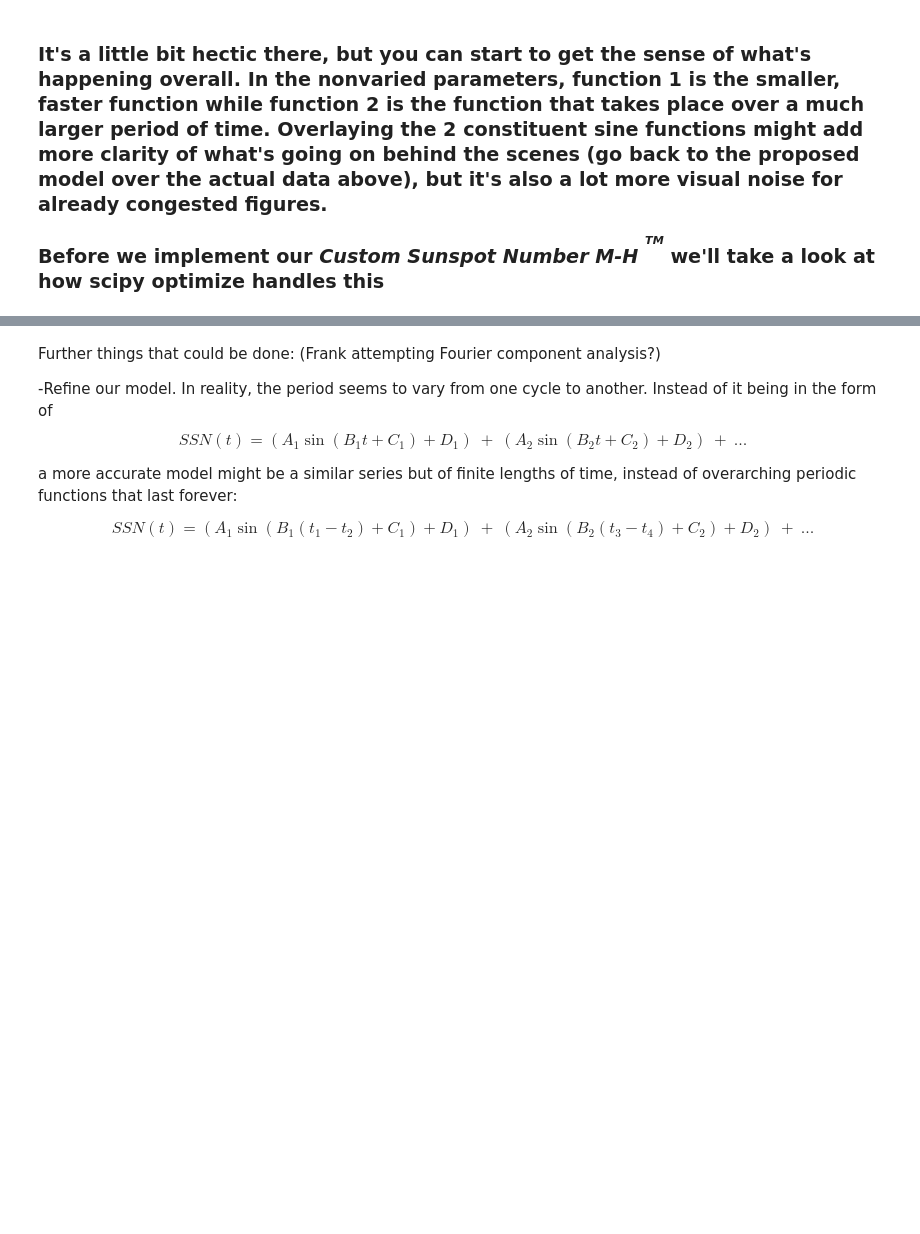
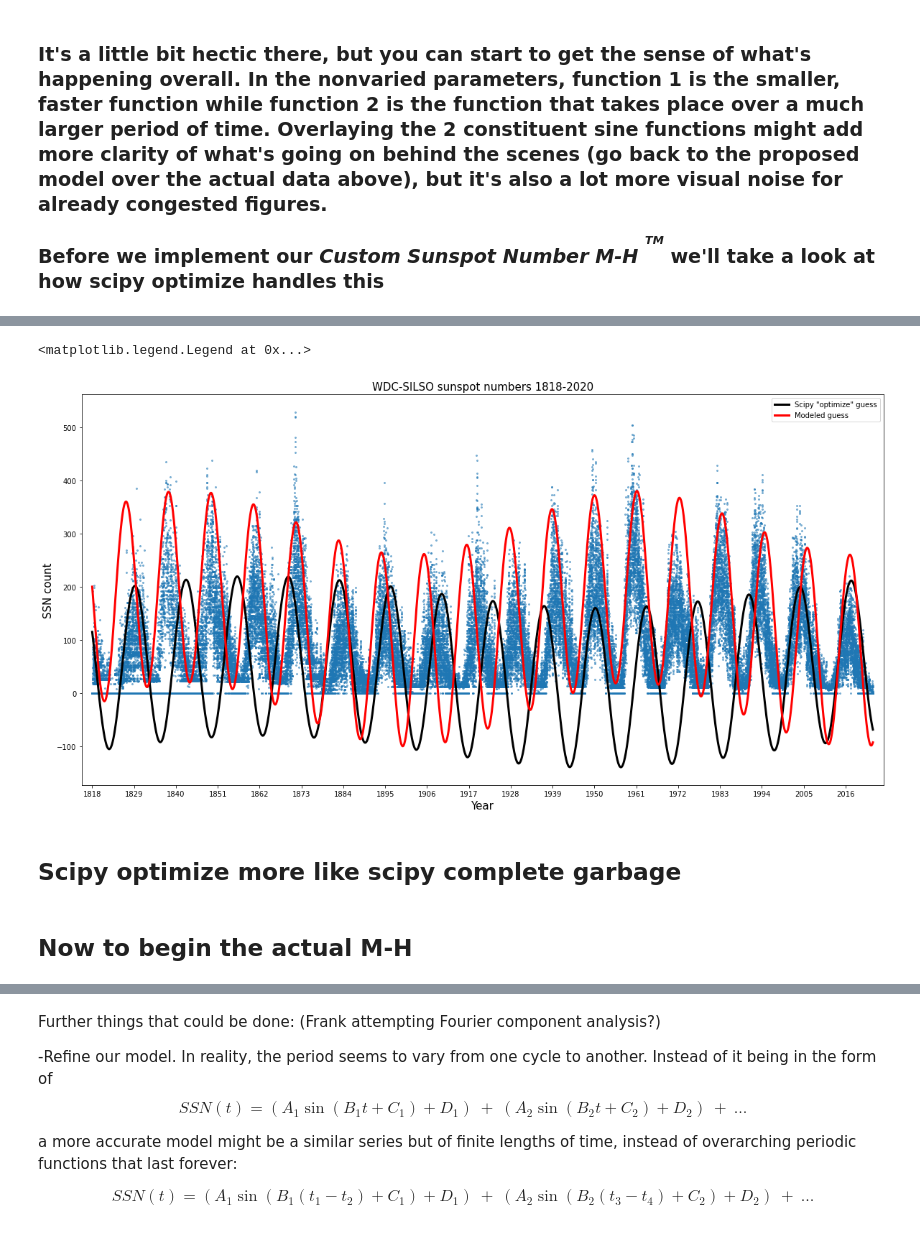
Before and after one commit to christandoi/ast596fds-final, a Jupyter notebook: chris_notebook.ipynb, the cells around one changed output, grey strips where cells are left out. Cells and saved outputs as stored; diff of their text form; code cells hidden in the pictures; blank space fills up the shorter version.

```diff
--- a/chris_notebook.ipynb
+++ b/chris_notebook.ipynb
@@ -103,14 +136,6 @@ A lot of these cycles look at radiocarbon dating, and geological observations. W
 
 <sub><sub>but first we'll look at how our data behaves</sub></sub>
 # %%
-#create our model
-def ssn_model(A1, B1, C1, D1, A2, B2, C2, D2, timeseries):
-    arg1 = [date/B1 + C1 for date in timeseries]
-    sine1 = A1 * np.sin(arg1) + D1
-    arg2 = [date/B2 + C2 for date in timeseries]
-    sine2 = A2 * np.sin(arg2) + D2
-    return sine1 + sine2
-
 #for posterity's sake, we'll copy G's HW4 solution of visualizing how changing each parameter affects the overall structure
 #i already spent time doing this by hand above to fine tune parameters, but this will be good to show for others
 #LOOK AT YOUR DATA!
@@ -196,32 +221,24 @@ fig.tight_layout()
 # we'll define a chisq function for scipy optimize
 def chisq(x, *args):
     A1, B1, C1, D1, A2, B2, C2, D2 = x
-    timeseries, SSN, std = args
+    timeseries, SSN, err = args
     model = ssn_model(A1, B1, C1, D1, A2, B2, C2, D2, timeseries)
-    chisq = np.sum(((SSN - model)**2.)/(std**2.))/(len(timeseries) -4)
+    chisq = np.sum(((SSN - model)**2.)/(err**2.))/(len(timeseries) -4)
     return chisq
 
 # and a log likelihood function for our Metropolis-Hastings implementation
-def LogLikelihood(A1, B1, C1, D1, A2, B2, C2, D2, timeseries, count, std):
+def LogLikelihood(A1, B1, C1, D1, A2, B2, C2, D2, timeseries, count, err):
     x = (A1, B1, C1, D1, A2, B2, C2, D2)
-    args = (timeseries, count, std)
+    args = (timeseries, count, err)
     negLogLike = chisq(x, *args)
     return -negLogLike/2.
 
 # we'll set some very loose bounds on each parameter
-bounds = [(150,200), ((len(dates)/360) / 15, (len(dates)/360) / 20), (np.pi - np.arcsin(0), np.pi - np.arcsin(0.5)), (40, 100),
-         (30,90), ((len(dates)/360) / 1, (len(dates)/360) / 3), (np.arcsin(0), np.arcsin(0.5)), (0, 100)]
+bounds = [(150,200), ((len(dates)/360) / 20, (len(dates)/360) / 15), (np.pi - np.arcsin(0.5), np.pi - np.arcsin(0)), (40, 100),
+         (30,90), ((len(dates)/360) / 3, (len(dates)/360) / 1), (np.arcsin(0), np.arcsin(0.5)), (0, 100)]
 
 # we need to pass the data to scipy.optimize
-args = (dates, silsoJD['SSN'], silsoJD['std'])
+args = (dates_deg, cleaned_data, nonzero_poisson)
 
 #restate our guess from earlier
 guess = [180, (len(dates)/360) / 18.33, np.pi - np.arcsin(0.25), 70, 60, (len(dates)/360) / 1.75, np.arcsin(0.25), 70]
-
-res = so.minimize(chisq, guess, args=args, bounds=bounds)
-print(res)
-
-# and we can use the Hessian inverse to set the step size for metropolis-hastings
-# this choice is good because it should ensure we sample the distribution well.
-sigmas = np.diag(res.hess_inv.todense())**0.5
-print('Sigmas =', sigmas)
@@ -241,0 +267,18 @@ Sigmas = [1. 1. 1. 1. 1. 1. 1. 1.]
+# %%
+fig = plt.figure(figsize=(20,10))
+plt.title('WDC-SILSO sunspot numbers 1818-2020', fontsize=15)
+plt.ylabel('SSN count', fontsize=15)
+plt.xlabel('Year', fontsize=15)
+plt.xticks(np.arange(0, len(dates), 11*360), labels=np.arange(1818,2020, 11))
+plt.xlim(-1000, len(dates)+1000)
+plt.scatter(dates, cleaned_data, s=4, alpha=0.5)
+plt.plot(dates, ssn_model(*res.x, dates_deg), c='k', linewidth=3, label='Scipy "optimize" guess')
+plt.plot(dates, ssn_model(*guess, dates_deg), c='r', lw=3, label='Modeled guess')
+plt.legend()
+# %% [output]
+<matplotlib.legend.Legend at 0x...>
+[figure, added]
+# %% [markdown]
+## Scipy optimize more like scipy complete garbage
+# %% [markdown]
+## Now to begin the actual M-H
```
Also changed, not shown: parts of 23 cells of this notebook.
